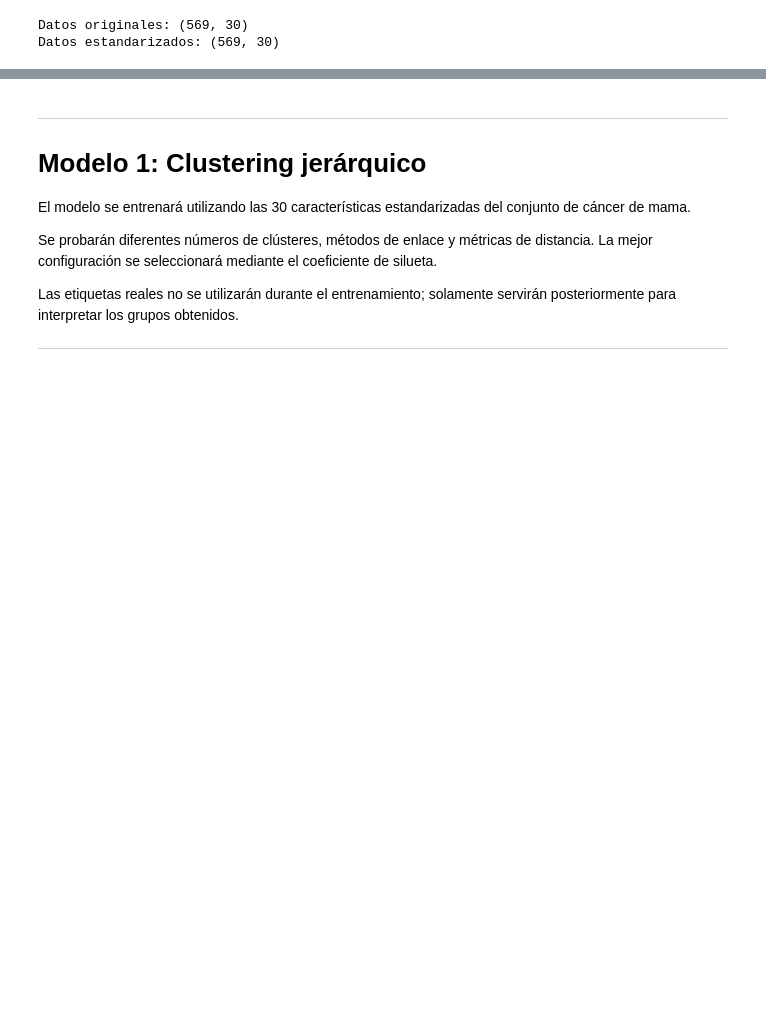
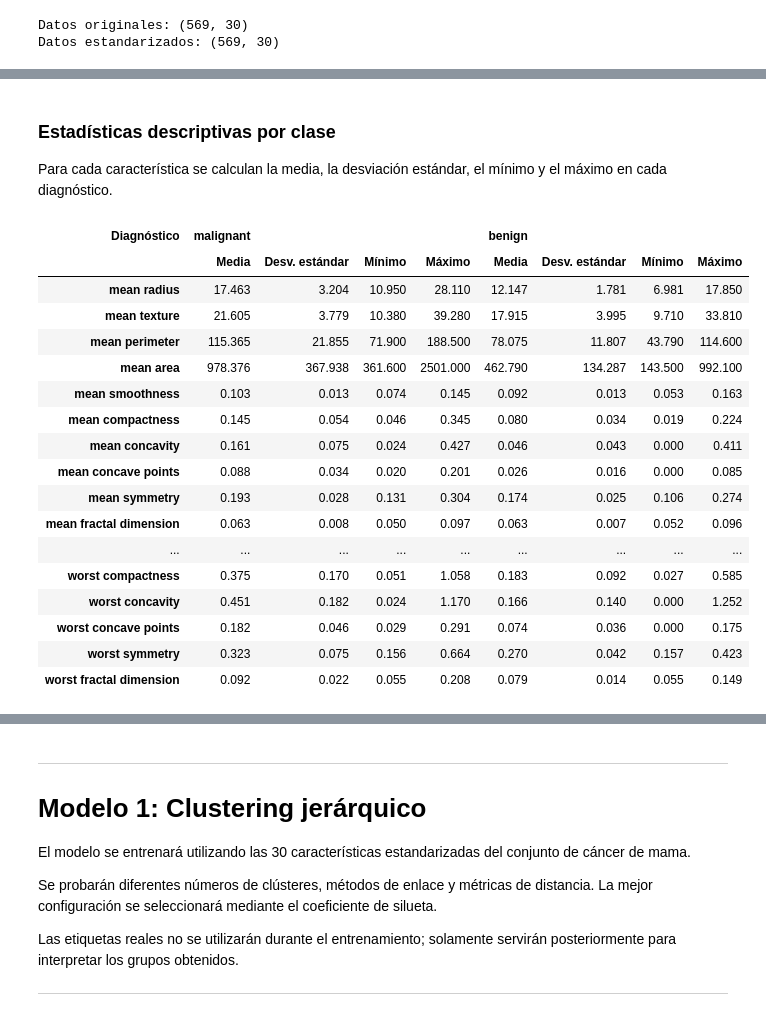
Before and after one commit to jpmartham/proyecto-final-razonamiento, a Jupyter notebook: notebooks/cancer_mama.ipynb, the cells around one changed output, grey strips where cells are left out. Saved outputs shown, nothing was run; the diff lists cells and outputs as text; code cells hidden in the pictures; blank space fills up the shorter version.

```diff
--- a/notebooks/cancer_mama.ipynb
+++ b/notebooks/cancer_mama.ipynb
@@ -47,0 +164,48 @@ Datos estandarizados: (569, 30)
+# %% [markdown]
+### Estadísticas descriptivas por clase
+
+Para cada característica se calculan la media, la desviación estándar, el mínimo y el máximo en cada diagnóstico.
+# %%
+datos_cancer = pd.DataFrame(X, columns=feature_names)
+datos_cancer["Diagnóstico"] = target_names[y]
+
+estadisticas_cancer = (
+    datos_cancer
+    .groupby("Diagnóstico")[list(feature_names)]
+    .agg(["mean", "std", "min", "max"])
+    .T
+    .unstack()
+    .reindex(feature_names)
+)
+
+estadisticas_cancer = estadisticas_cancer.rename(
+    columns={
+        "mean": "Media",
+        "std": "Desv. estándar",
+        "min": "Mínimo",
+        "max": "Máximo"
+    },
+    level=1
+)[["malignant", "benign"]]
+
+with pd.option_context("display.max_rows", 40):
+    display(estadisticas_cancer.round(3))
+# %% [output]
+| Diagnóstico | malignant |  |  |  | benign |  |  |  |
+|  | Media | Desv. estándar | Mínimo | Máximo | Media | Desv. estándar | Mínimo | Máximo |
+| mean radius | 17.463 | 3.204 | 10.950 | 28.110 | 12.147 | 1.781 | 6.981 | 17.850 |
+| mean texture | 21.605 | 3.779 | 10.380 | 39.280 | 17.915 | 3.995 | 9.710 | 33.810 |
+| mean perimeter | 115.365 | 21.855 | 71.900 | 188.500 | 78.075 | 11.807 | 43.790 | 114.600 |
+| mean area | 978.376 | 367.938 | 361.600 | 2501.000 | 462.790 | 134.287 | 143.500 | 992.100 |
+| mean smoothness | 0.103 | 0.013 | 0.074 | 0.145 | 0.092 | 0.013 | 0.053 | 0.163 |
+| mean compactness | 0.145 | 0.054 | 0.046 | 0.345 | 0.080 | 0.034 | 0.019 | 0.224 |
+| mean concavity | 0.161 | 0.075 | 0.024 | 0.427 | 0.046 | 0.043 | 0.000 | 0.411 |
+| mean concave points | 0.088 | 0.034 | 0.020 | 0.201 | 0.026 | 0.016 | 0.000 | 0.085 |
+| mean symmetry | 0.193 | 0.028 | 0.131 | 0.304 | 0.174 | 0.025 | 0.106 | 0.274 |
+| mean fractal dimension | 0.063 | 0.008 | 0.050 | 0.097 | 0.063 | 0.007 | 0.052 | 0.096 |
+| ... | ... | ... | ... | ... | ... | ... | ... | ... |
+| worst compactness | 0.375 | 0.170 | 0.051 | 1.058 | 0.183 | 0.092 | 0.027 | 0.585 |
+| worst concavity | 0.451 | 0.182 | 0.024 | 1.170 | 0.166 | 0.140 | 0.000 | 1.252 |
+| worst concave points | 0.182 | 0.046 | 0.029 | 0.291 | 0.074 | 0.036 | 0.000 | 0.175 |
+| worst symmetry | 0.323 | 0.075 | 0.156 | 0.664 | 0.270 | 0.042 | 0.157 | 0.423 |
+| worst fractal dimension | 0.092 | 0.022 | 0.055 | 0.208 | 0.079 | 0.014 | 0.055 | 0.149 |
```
Also changed, not shown: parts of 15 cells of this notebook.
